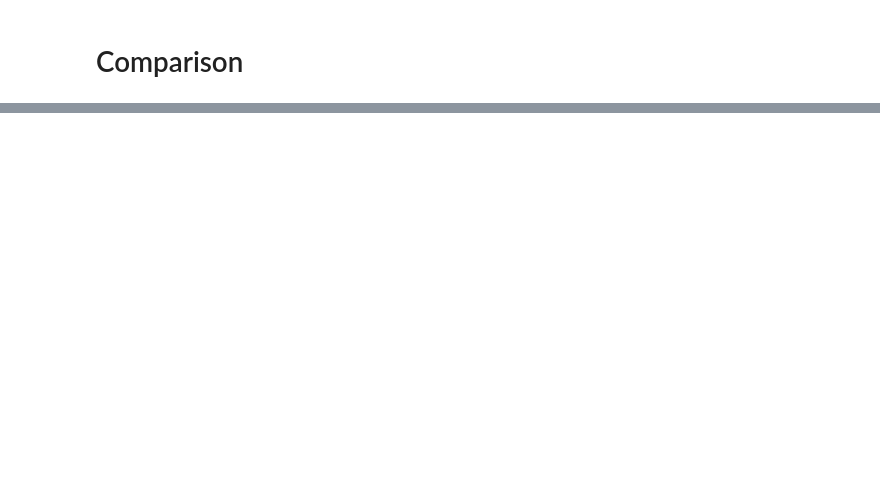
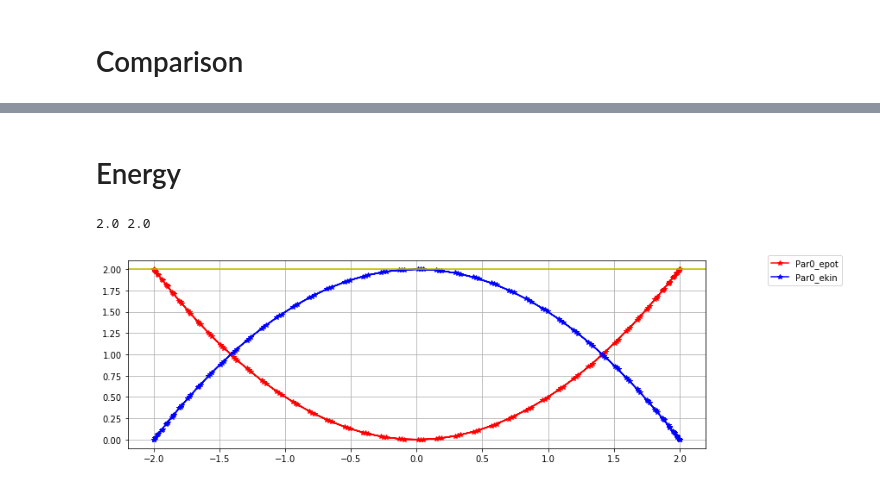
Before and after one commit to suarez-duran-m/fisiii, a Jupyter notebook: simple-harmony-motion.ipynb, the cells around one changed output, grey strips where cells are left out. Saved outputs shown, nothing was run; the diff lists cells and outputs as text; code cells hidden in the pictures; blank space fills up the shorter version.

```diff
--- a/simple-harmony-motion.ipynb
+++ b/simple-harmony-motion.ipynb
@@ -109,0 +120,41 @@ plt.show()
+# %% [markdown]
+# Energy
+# %%
+# Defining/Initilizing vector for movement equations
+par0_epot = []
+par0_ekin = []
+par0_etot = 0.5 * par0_k * par0_A * par0_A
+
+par1_epot = []
+par1_ekin = []
+par1_etot = 0.5 * par1_k * par1_A * par1_A
+
+
+for i in range(len(par0_pos)):
+    par0_epot.append(energy_pot(par0_m, par0_k, par0_pos[i]))
+    par1_epot.append(energy_pot(par0_m, par0_k, par0_pos[i]))
+
+    par0_ekin.append(energy_kin(par0_m, par0_k, par0_vel[i]))
+    par1_ekin.append(energy_kin(par0_m, par0_k, par0_vel[i]))
+
+
+print (par0_etot, par0_epot[50]+par0_ekin[50])
+
+fig, ener = plt.subplots()
+
+ener.plot(par0_pos,par0_epot,'r-*',label="Par0_epot")
+ener.plot(par0_pos,par0_ekin,'b-*',label="Par0_ekin")
+ener.axhline(y=par0_etot, color='y', linestyle='-')
+
+#start, end = ax.get_xlim()
+
+#ax.xaxis.set_ticks(np.arange(start, end, 0.5))
+
+plt.grid(True)
+plt.legend(bbox_to_anchor=(1.1, 1.05))
+plt.rcParams['figure.figsize'] = (12.0, 4.0)
+
+plt.show()
+# %% [output]
+2.0 2.0
+[figure, added]
```
Also changed, not shown: parts of 6 cells of this notebook.
